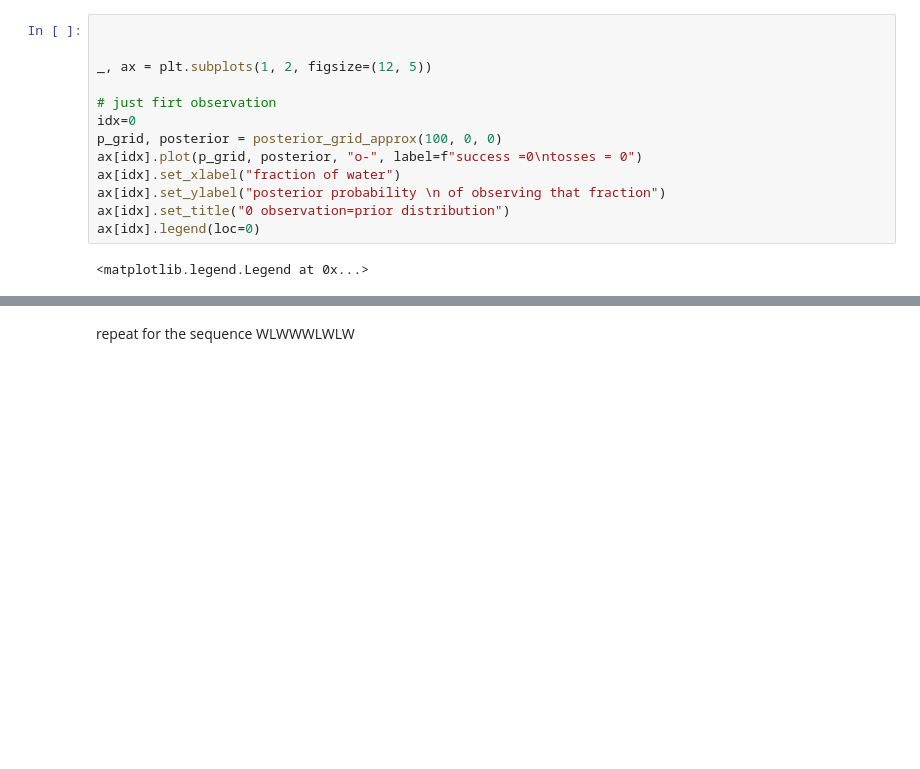
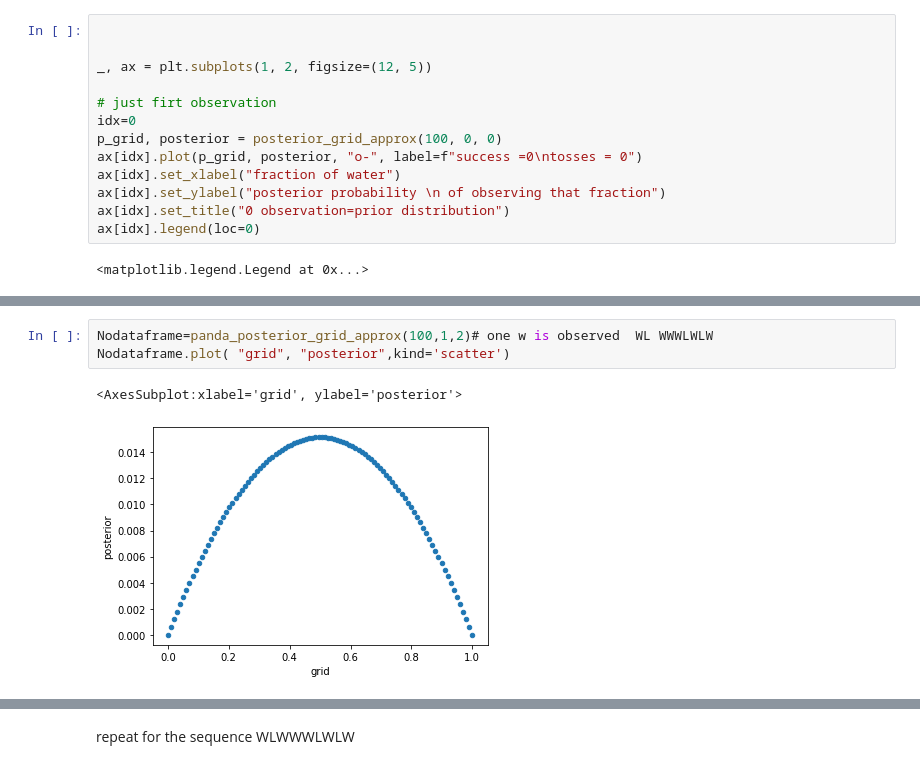
Before and after one commit to gsahinpi/dats511fall2020, a Jupyter notebook: introbayes/samplingtheposter.ipynb, the cells around one changed output, grey strips where cells are left out. Cells and saved outputs as stored; diff of their text form; blank space fills up the shorter version.

```diff
--- a/introbayes/samplingtheposter.ipynb
+++ b/introbayes/samplingtheposter.ipynb
@@ -78,0 +115,6 @@ ax[idx].legend(loc=0)
+# %%
+Nodataframe=panda_posterior_grid_approx(100,1,2)# one w is observed  WL WWWLWLW
+Nodataframe.plot( "grid", "posterior",kind='scatter')
+# %% [output]
+<AxesSubplot:xlabel='grid', ylabel='posterior'>
+[figure, added]
```
Also changed, not shown: parts of 20 cells of this notebook.
